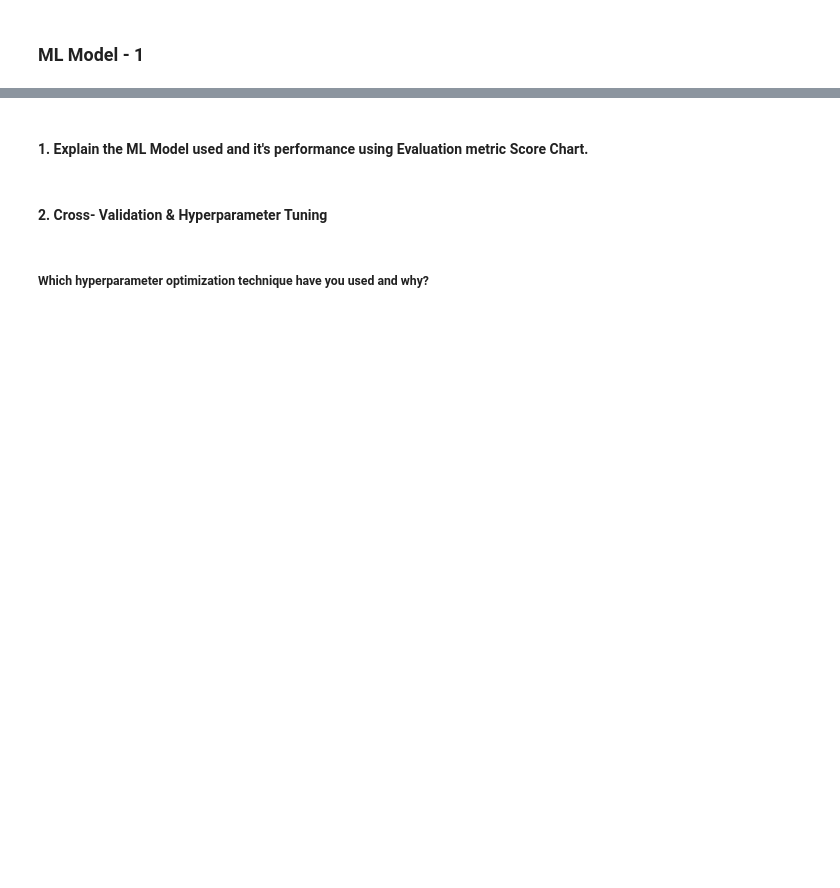
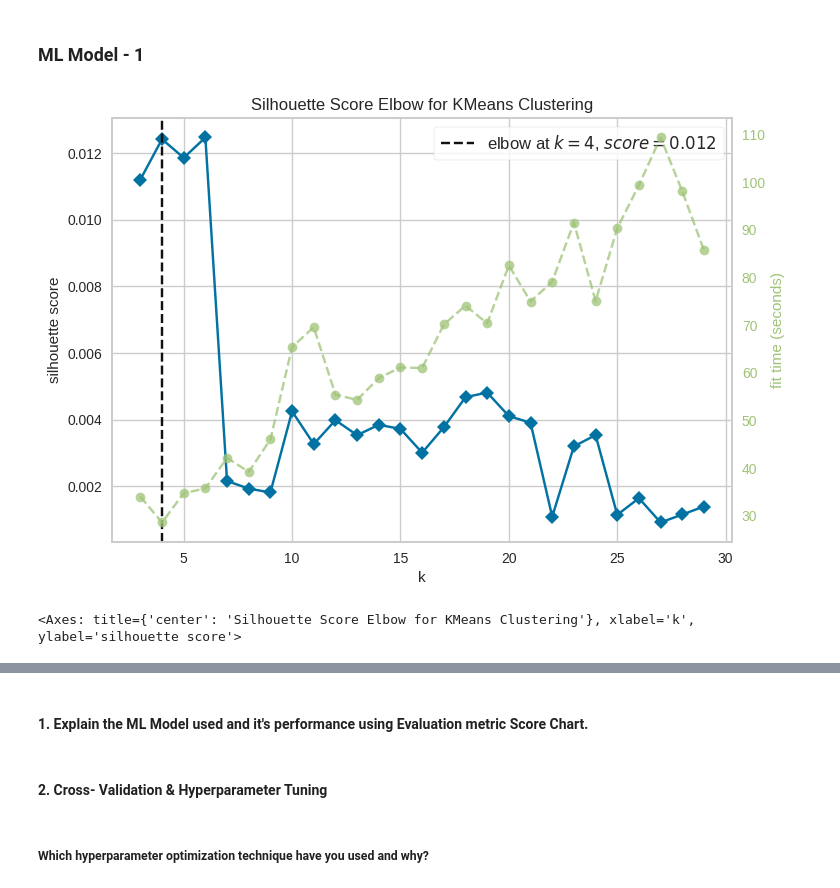
Before and after one commit to Sanjeevhegde009/Netflix-Movies-and-TV-Shows-Clustering, a Jupyter notebook: Netflix_Movies_Clustering.ipynb, the cells around one changed output, grey strips where cells are left out. Saved outputs shown, nothing was run; the diff lists cells and outputs as text; code cells hidden in the pictures; blank space fills up the shorter version.

```diff
--- a/Netflix_Movies_Clustering.ipynb
+++ b/Netflix_Movies_Clustering.ipynb
@@ -999,0 +1118,7 @@ Answer Here.
+# %%
+# Choosing features that explain 95% of the variance occuring in the data set
+#setting the pca to explain 95 percent of the variance
+pca_optimized= PCA(n_components=0.95)
+
+#fitting PCA on to sparse matrix X
+pca_optimized.fit(X.toarray())
@@ -999,0 +1127,5 @@ Answer Here.
+# %%
+#Creating feature space from optimized PCA on X
+X_optimized= pca_optimized.transform(X.toarray())
+#printing the shape of X_optimized
+X_optimized.shape
@@ -1020,6 +1181,11 @@ Answer Here.
 # %%
 # ML Model - 1 Implementation
-
+model= KMeans(random_state=9)
+K_plotter= KElbowVisualizer(model, k= (3,30), metric='silhouette', locate_elbow=True)
 # Fit the Algorithm
-
+K_plotter.fit(X_optimized)
 # Predict on the model
+K_plotter.show()
+# %% [output]
+[figure, added]
+<Axes: title={'center': 'Silhouette Score Elbow for KMeans Clustering'}, xlabel='k', ylabel='silhouette score'>
```
Also changed, not shown: parts of 76 cells of this notebook.
